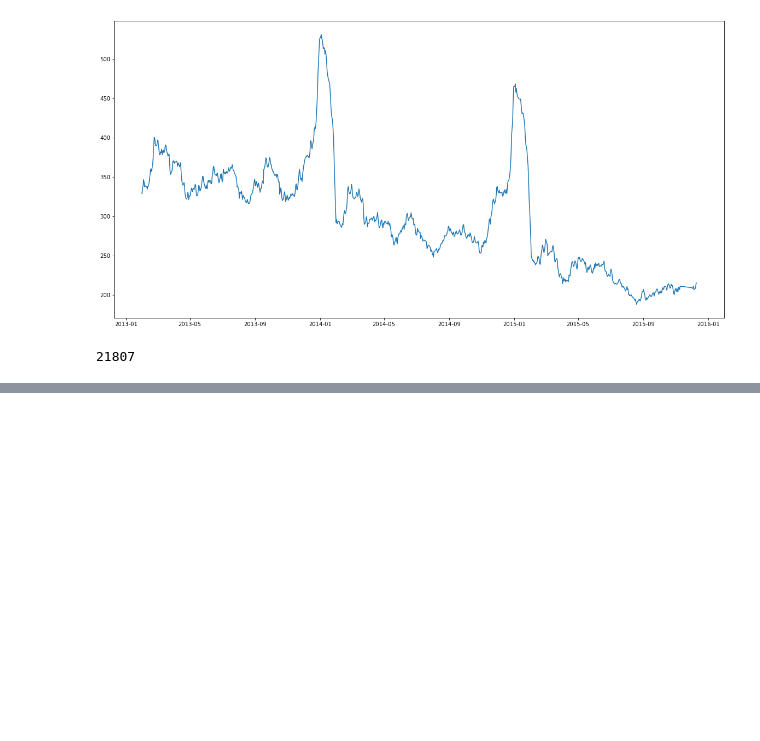
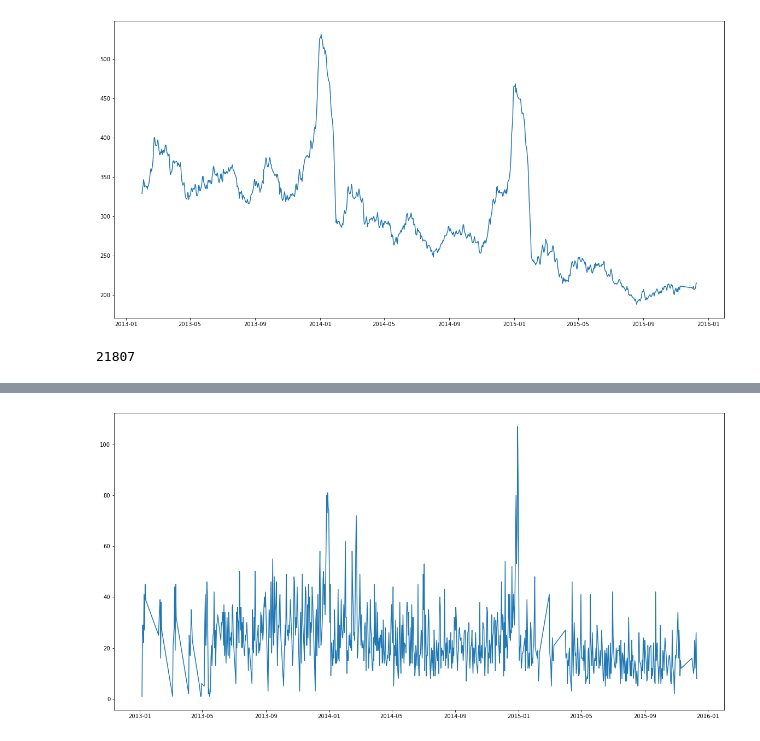
Before and after one commit to BorisBorisov33/Machine-Learning-Softuni, a Jupyter notebook: intro_to_timeseries/main_notebook.ipynb, the cells around one changed output, grey strips where cells are left out. Saved outputs shown, nothing was run; the diff lists cells and outputs as text; code cells hidden in the pictures; blank space fills up the shorter version.

```diff
--- a/intro_to_timeseries/main_notebook.ipynb
+++ b/intro_to_timeseries/main_notebook.ipynb
@@ -370,3 +370,7 @@ plt.show()
 sales.item_id.nunique() #high cardinality
 # %% [output]
 21807
+# %%
+shop_31 = shop_31.sort_values(['item_id','date']).reset_index(drop = True)
+# %%
+shop_31 = shop_31.drop(columns = ['date_block_num'])
@@ -372,0 +392,2 @@ sales.item_id.nunique() #high cardinality
+# %%
+shop_31_item_20949 = shop_31[shop_31.item_id == 20949]
@@ -372,0 +410,7 @@ sales.item_id.nunique() #high cardinality
+# %%
+# filling missing data with ffill or bfill
+plt.figure(figsize = (20,10))
+plt.plot(shop_31_item_20949.date,shop_31_item_20949.item_cnt_day)
+plt.show()
+# %% [output]
+[figure, added]
```
Also changed, not shown: parts of 3 cells of this notebook.
